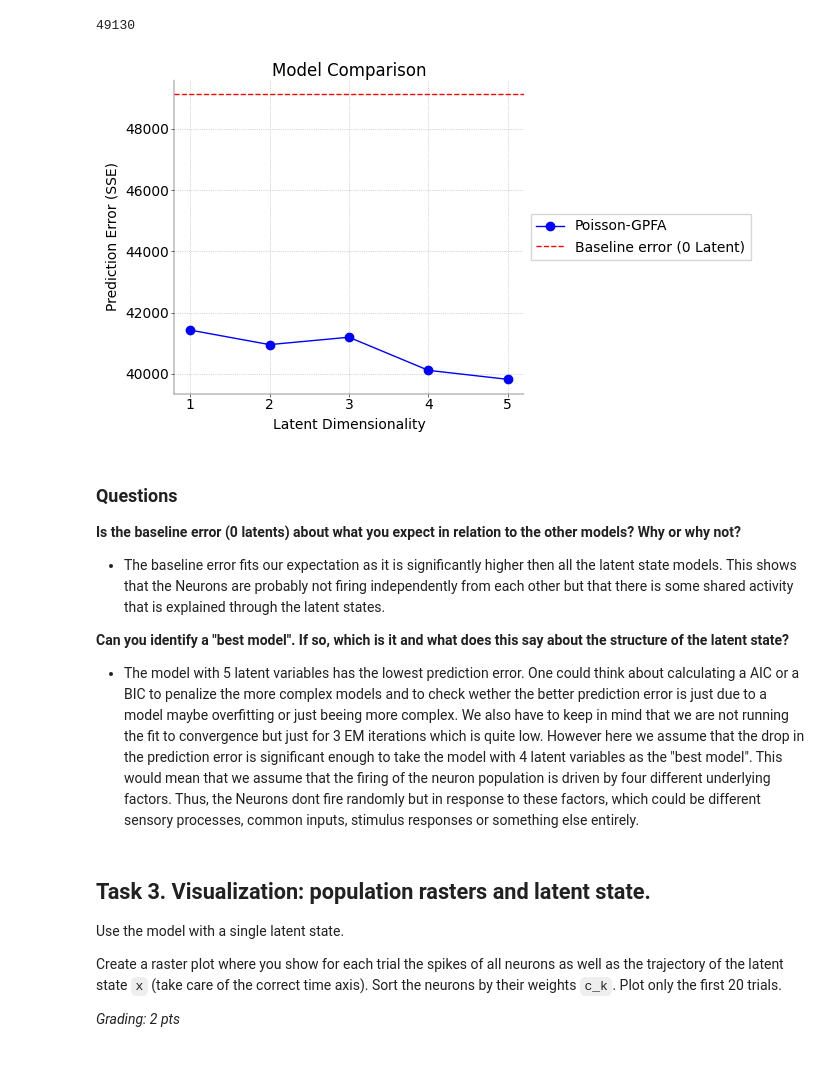
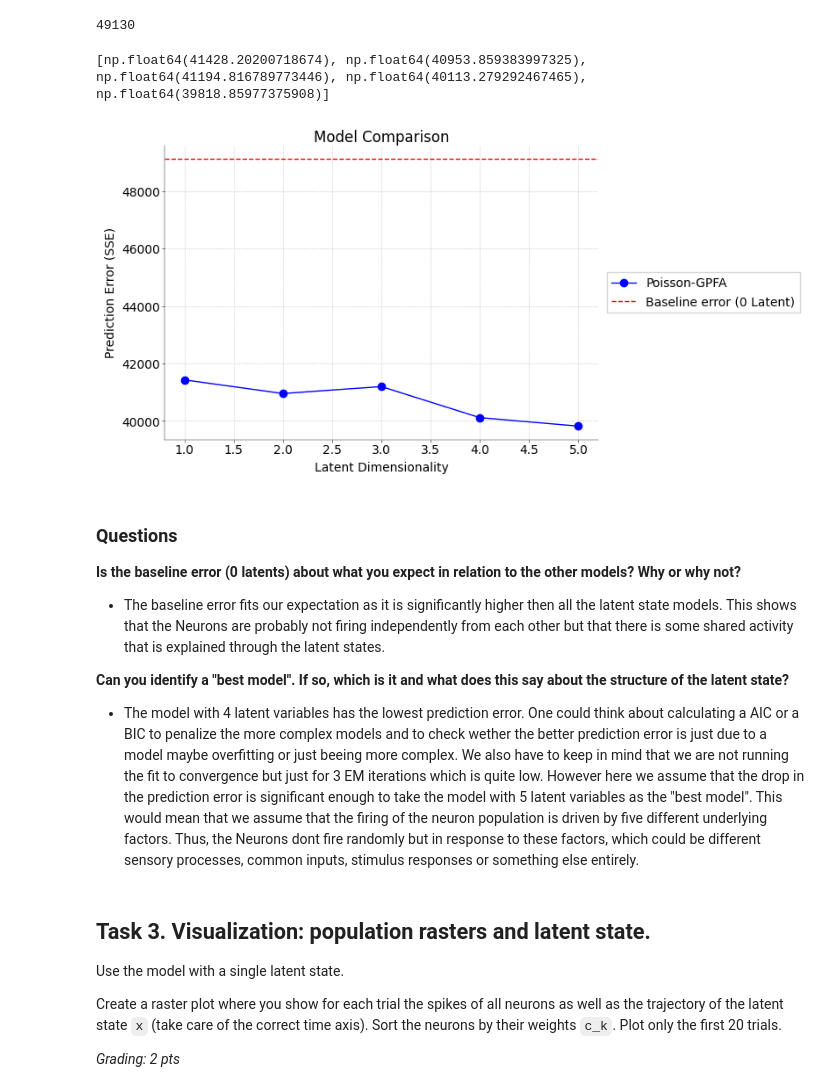
Before and after one commit to flobu98/neural_data_science, a Jupyter notebook: CodingLab6.ipynb, the cells around one changed output. Saved outputs shown, nothing was run; the diff lists cells and outputs as text; code cells hidden in the pictures; blank space fills up the shorter version.

```diff
--- a/CodingLab6.ipynb
+++ b/CodingLab6.ipynb
@@ -416,7 +413,7 @@ $log(L) = l(\lambda_k; x_1, ..., x_N) = \ldots$
 
 # do the actual cross validation
 xval = util.crossValidation(
-    experiment=data, numTrainingTrials=80, numTestTrials=20, maxXdim=5
+    experiment=data, numTrainingTrials=80, numTestTrials=20, maxXdim=5, maxEMiter=3
 )
 # %% [output]
 Assessing optimal latent dimensionality will take a long time.
@@ -498,38 +495,71 @@ baseline_error = eval_baseline_model(baseline_params, test_set)
 print(baseline_error)
 # %% [output]
 49130
+# %%
+print(xval.errs)
+# %% [output]
+[np.float64(41428.20200718674), np.float64(40953.859383997325), np.float64(41194.816789773446), np.float64(40113.279292467465), np.float64(39818.85977375908)]
 # %%
 # -------------------------------------------------------------------------
 # Compute and plot the test errors for the different latent variable models
 # and answer the questions below (1+1 pts)
 # -------------------------------------------------------------------------
 
 # Your plot here
 %matplotlib inline
 fig, ax = plt.subplots(figsize=(8, 4))
 
 # Plot model errors
 ax.plot(
     np.arange(1, xval.maxXdim + 1), xval.errs, "o-", color="blue", label="Poisson-GPFA"
 )
 
 # Plot baseline error
 ax.axhline(
     baseline_error, linestyle="--", color="red", label="Baseline error (0 Latent)"
 )
 
 # Labeling
 ax.set_xlabel("Latent Dimensionality")
 ax.set_ylabel("Prediction Error (SSE)")
 ax.set_title("Model Comparison")
 
 ax.legend(loc="center left", bbox_to_anchor=(1.02, 0.5), borderaxespad=0, frameon=True)
 
 ax.grid(True, which="both", linestyle=":", linewidth=0.5)
-plt.tight_layout(rect=[0, 0, 0.85, 1])  # Leave space on right for legend
+# plt.tight_layout(rect=[0, 0, 0.85, 1])  # Leave space on right for legend
 plt.show()
+
+
+def enhanced_prediction_plot(xval, baseline_error=None, method_label="Poisson-GPFA"):
+    plt.figure(figsize=(8, 4))
+    dims = np.arange(1, xval.maxXdim + 1)
+    plt.plot(dims, xval.errs, "o-", color="blue", label=method_label)
+
+    if baseline_error is not None:
+        plt.axhline(
+            baseline_error, linestyle="--", color="red", label="Baseline (0 Latent)"
+        )
+
+    for i, err in enumerate(xval.errs, start=1):
+        plt.annotate(
+            f"{err:.1f}",
+            (i, xval.errs[i - 1]),
+            textcoords="offset points",
+            xytext=(0, 5),
+            ha="center",
+            fontsize=8,
+        )
+
+    plt.xlabel("Latent Dimensionality")
+    plt.ylabel("Prediction Error (SSE)")
+    plt.title("Model Comparison: GPFA vs Baseline")
+    plt.legend()
+    plt.grid(True, linestyle=":")
+    plt.tight_layout()
+    plt.show()
 # %% [output]
-[figure, old version]
+[figure, new version]
 # %% [markdown]
 ### Questions
 
@@ -540,7 +570,7 @@ plt.show()
 
 **Can you identify a "best model". If so, which is it and what does this say about the structure of the latent state?**
 
-- The model with 5 latent variables has the lowest prediction error. One could think about calculating a AIC or a BIC to penalize the more complex models and to check wether the better prediction error is just due to a model maybe overfitting or just beeing more complex. We also have to keep in mind that we are not running the fit to convergence but just for 3 EM iterations which is quite low. However here we assume that the drop in the prediction error is significant enough to take the model with 4 latent variables as the "best model". This would mean that we assume that the firing of the neuron population is driven by four different underlying factors. Thus, the Neurons dont fire randomly but in response to these factors, which could be different sensory processes, common inputs, stimulus responses or something else entirely.
+- The model with 4 latent variables has the lowest prediction error. One could think about calculating a AIC or a BIC to penalize the more complex models and to check wether the better prediction error is just due to a model maybe overfitting or just beeing more complex. We also have to keep in mind that we are not running the fit to convergence but just for 3 EM iterations which is quite low. However here we assume that the drop in the prediction error is significant enough to take the model with 5 latent variables as the "best model". This would mean that we assume that the firing of the neuron population is driven by five different underlying factors. Thus, the Neurons dont fire randomly but in response to these factors, which could be different sensory processes, common inputs, stimulus responses or something else entirely.
 # %% [markdown]
 ## Task 3. Visualization: population rasters and latent state.
 Use the model with a single latent state.
```
Also changed, not shown: parts of 6 cells of this notebook.
